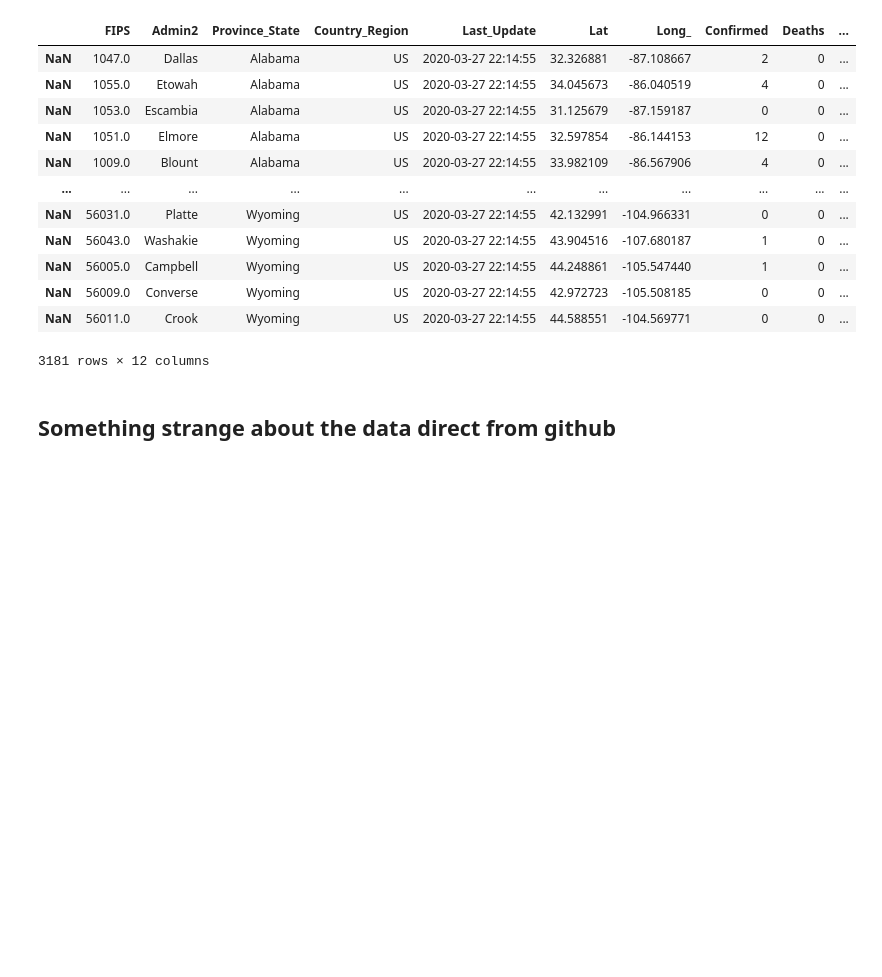
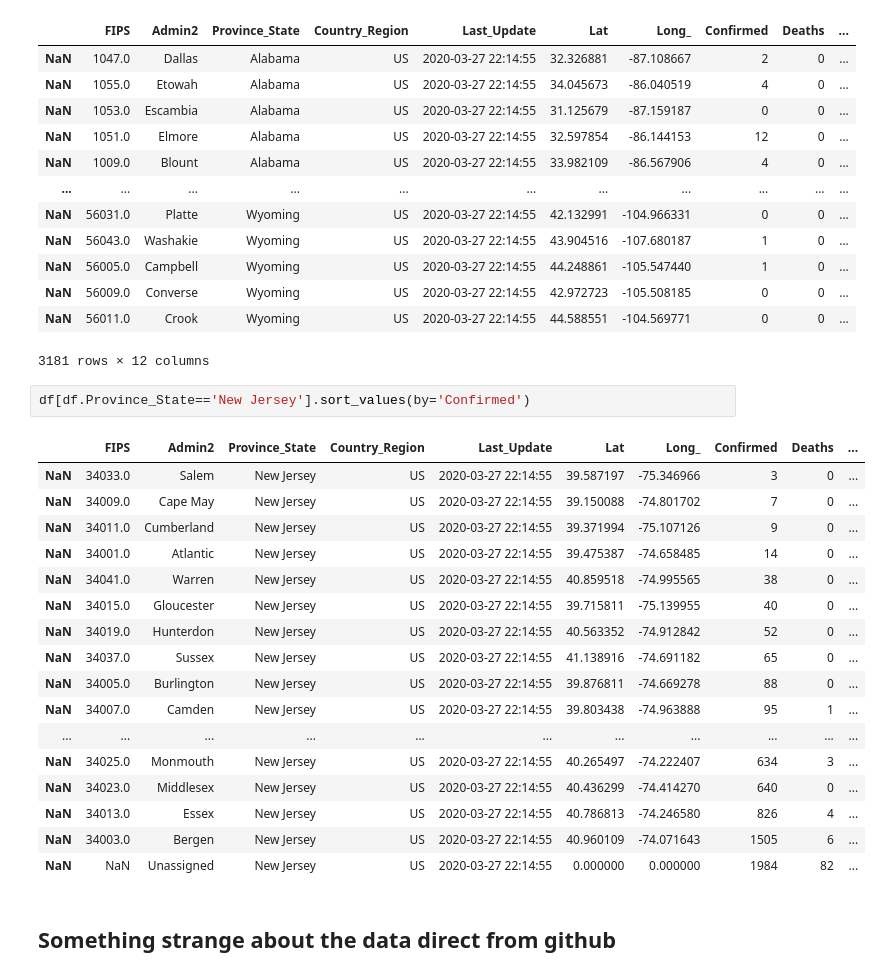
Before and after one commit to fm75/DS, a Jupyter notebook: covid-19-3-28.ipynb, the cells around one changed output. Saved outputs shown, nothing was run; the diff lists cells and outputs as text; blank space fills up the shorter version.

```diff
--- a/covid-19-3-28.ipynb
+++ b/covid-19-3-28.ipynb
@@ -63,6 +63,26 @@ df[df.Country_Region=='US'].sort_values(by='Province_State')
 | NaN | 56009.0 | Converse | Wyoming | US | 2020-03-27 22:14:55 | 42.972723 | -105.508185 | 0 | 0 | ... |
 | NaN | 56011.0 | Crook | Wyoming | US | 2020-03-27 22:14:55 | 44.588551 | -104.569771 | 0 | 0 | ... |
 3181 rows × 12 columns
+# %%
+df[df.Province_State=='New Jersey'].sort_values(by='Confirmed')
+# %% [output]
+|  | FIPS | Admin2 | Province_State | Country_Region | Last_Update | Lat | Long_ | Confirmed | Deaths | ... |
+| NaN | 34033.0 | Salem | New Jersey | US | 2020-03-27 22:14:55 | 39.587197 | -75.346966 | 3 | 0 | ... |
+| NaN | 34009.0 | Cape May | New Jersey | US | 2020-03-27 22:14:55 | 39.150088 | -74.801702 | 7 | 0 | ... |
+| NaN | 34011.0 | Cumberland | New Jersey | US | 2020-03-27 22:14:55 | 39.371994 | -75.107126 | 9 | 0 | ... |
+| NaN | 34001.0 | Atlantic | New Jersey | US | 2020-03-27 22:14:55 | 39.475387 | -74.658485 | 14 | 0 | ... |
+| NaN | 34041.0 | Warren | New Jersey | US | 2020-03-27 22:14:55 | 40.859518 | -74.995565 | 38 | 0 | ... |
+| NaN | 34015.0 | Gloucester | New Jersey | US | 2020-03-27 22:14:55 | 39.715811 | -75.139955 | 40 | 0 | ... |
+| NaN | 34019.0 | Hunterdon | New Jersey | US | 2020-03-27 22:14:55 | 40.563352 | -74.912842 | 52 | 0 | ... |
+| NaN | 34037.0 | Sussex | New Jersey | US | 2020-03-27 22:14:55 | 41.138916 | -74.691182 | 65 | 0 | ... |
+| NaN | 34005.0 | Burlington | New Jersey | US | 2020-03-27 22:14:55 | 39.876811 | -74.669278 | 88 | 0 | ... |
+| NaN | 34007.0 | Camden | New Jersey | US | 2020-03-27 22:14:55 | 39.803438 | -74.963888 | 95 | 1 | ... |
+| ... | ... | ... | ... | ... | ... | ... | ... | ... | ... | ... |
+| NaN | 34025.0 | Monmouth | New Jersey | US | 2020-03-27 22:14:55 | 40.265497 | -74.222407 | 634 | 3 | ... |
+| NaN | 34023.0 | Middlesex | New Jersey | US | 2020-03-27 22:14:55 | 40.436299 | -74.414270 | 640 | 0 | ... |
+| NaN | 34013.0 | Essex | New Jersey | US | 2020-03-27 22:14:55 | 40.786813 | -74.246580 | 826 | 4 | ... |
+| NaN | 34003.0 | Bergen | New Jersey | US | 2020-03-27 22:14:55 | 40.960109 | -74.071643 | 1505 | 6 | ... |
+| NaN | NaN | Unassigned | New Jersey | US | 2020-03-27 22:14:55 | 0.000000 | 0.000000 | 1984 | 82 | ... |
 # %% [markdown]
 ## Something strange about the data direct from github
 # %%
```
